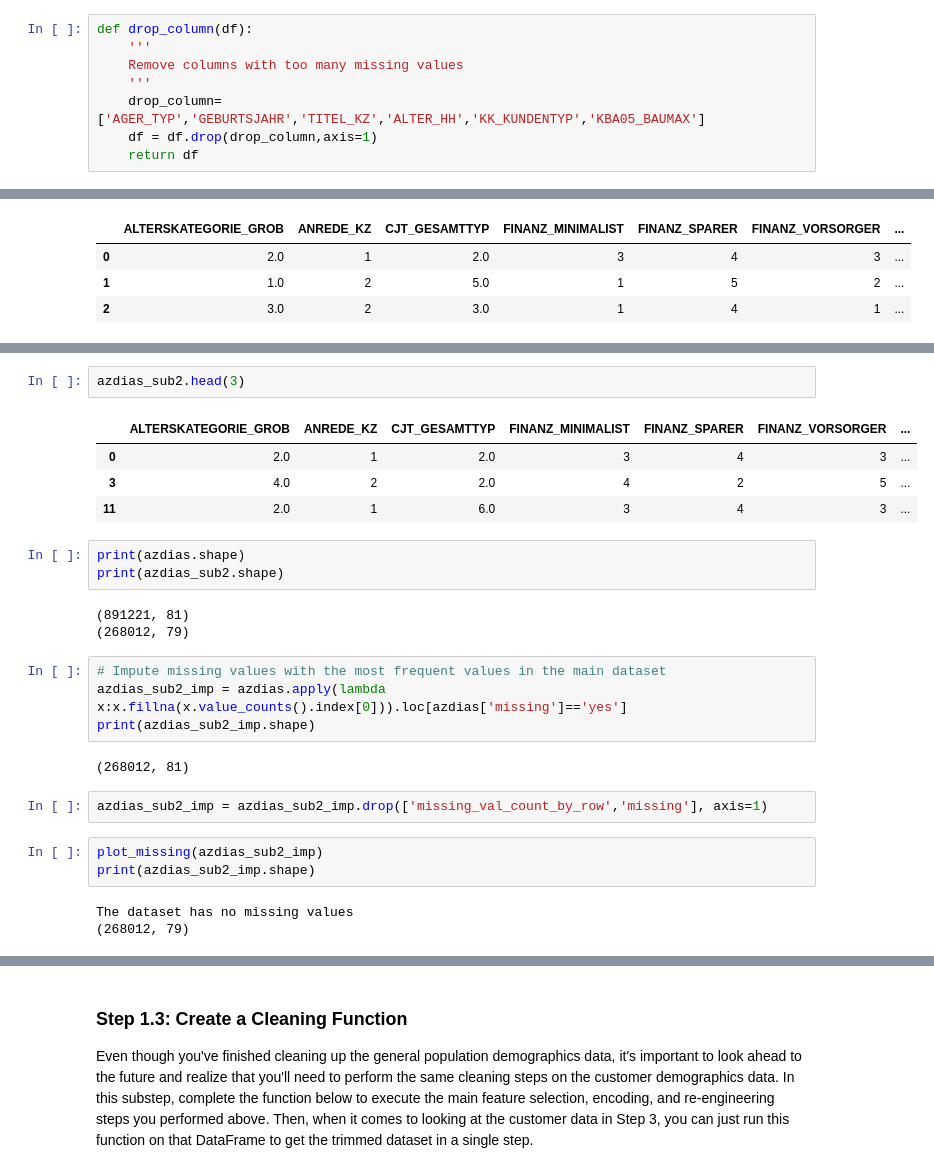
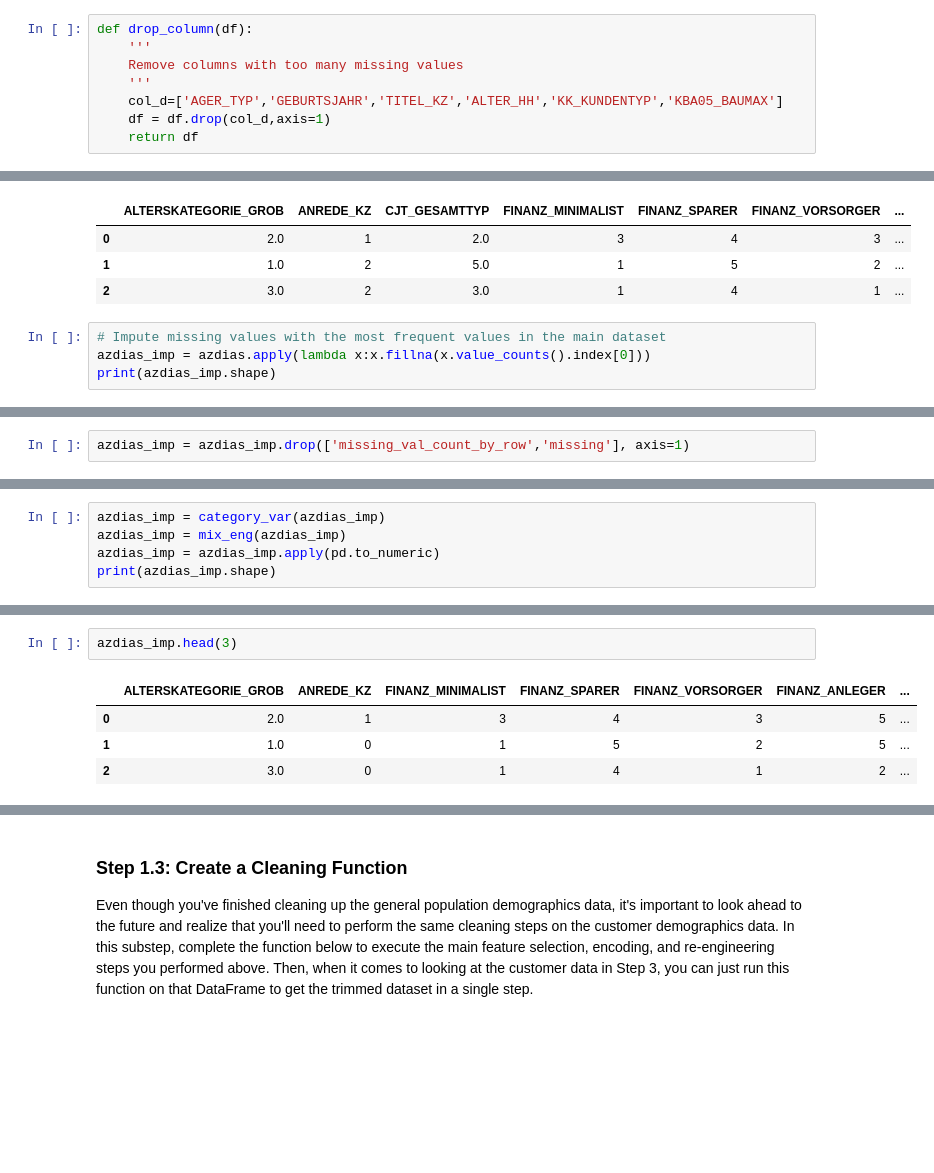
Before and after one commit to jimmyadeline/DSND_Term1, a Jupyter notebook: projects/p3_Identify Customer Segments/Identify_Customer_Segments.ipynb, the cells around one changed output, grey strips where cells are left out. Drawn from its saved outputs; the diff is of its cells as text; blank space fills up the shorter version.

```diff
--- a/projects/p3_Identify Customer Segments/Identify_Customer_Segments.ipynb
+++ b/projects/p3_Identify Customer Segments/Identify_Customer_Segments.ipynb
@@ -185,8 +187,8 @@ def drop_column(df):
     '''
     Remove columns with too many missing values
     '''
-    drop_column=['AGER_TYP','GEBURTSJAHR','TITEL_KZ','ALTER_HH','KK_KUNDENTYP','KBA05_BAUMAX']
-    df = df.drop(drop_column,axis=1)
+    col_d=['AGER_TYP','GEBURTSJAHR','TITEL_KZ','ALTER_HH','KK_KUNDENTYP','KBA05_BAUMAX']
+    df = df.drop(col_d,axis=1)
     return df
 # %%
 azdias = drop_column(azdias)
@@ -608,3 +613,7 @@ azdias.head(3)
 | 0 | 2.0 | 1 | 2.0 | 3 | 4 | 3 | ... |
 | 1 | 1.0 | 2 | 5.0 | 1 | 5 | 2 | ... |
 | 2 | 3.0 | 2 | 3.0 | 1 | 4 | 1 | ... |
+# %%
+# Impute missing values with the most frequent values in the main dataset
+azdias_imp = azdias.apply(lambda x:x.fillna(x.value_counts().index[0]))
+print(azdias_imp.shape)
@@ -610,0 +622,2 @@ azdias.head(3)
+# %%
+azdias_imp = azdias_imp.drop(['missing_val_count_by_row','missing'], axis=1)
@@ -610,0 +630,5 @@ azdias.head(3)
+# %%
+azdias_imp = category_var(azdias_imp)
+azdias_imp = mix_eng(azdias_imp)
+azdias_imp = azdias_imp.apply(pd.to_numeric)
+print(azdias_imp.shape)
@@ -611,27 +644,7 @@ azdias.head(3)
 # %%
-azdias_sub2.head(3)
+azdias_imp.head(3)
 # %% [output]
-|  | ALTERSKATEGORIE_GROB | ANREDE_KZ | CJT_GESAMTTYP | FINANZ_MINIMALIST | FINANZ_SPARER | FINANZ_VORSORGER | ... |
-| 0 | 2.0 | 1 | 2.0 | 3 | 4 | 3 | ... |
-| 3 | 4.0 | 2 | 2.0 | 4 | 2 | 5 | ... |
-| 11 | 2.0 | 1 | 6.0 | 3 | 4 | 3 | ... |
+|  | ALTERSKATEGORIE_GROB | ANREDE_KZ | FINANZ_MINIMALIST | FINANZ_SPARER | FINANZ_VORSORGER | FINANZ_ANLEGER | ... |
+| 0 | 2.0 | 1 | 3 | 4 | 3 | 5 | ... |
+| 1 | 1.0 | 0 | 1 | 5 | 2 | 5 | ... |
+| 2 | 3.0 | 0 | 1 | 4 | 1 | 2 | ... |
-# %%
-print(azdias.shape)
-print(azdias_sub2.shape)
-# %% [output]
-(891221, 81)
-(268012, 79)
-# %%
-# Impute missing values with the most frequent values in the main dataset
-azdias_sub2_imp = azdias.apply(lambda x:x.fillna(x.value_counts().index[0])).loc[azdias['missing']=='yes']
-print(azdias_sub2_imp.shape)
-# %% [output]
-(268012, 81)
-# %%
-azdias_sub2_imp = azdias_sub2_imp.drop(['missing_val_count_by_row','missing'], axis=1)
-# %%
-plot_missing(azdias_sub2_imp)
-print(azdias_sub2_imp.shape)
-# %% [output]
-The dataset has no missing values
-(268012, 79)
```
Also changed, not shown: parts of 66 cells of this notebook.
